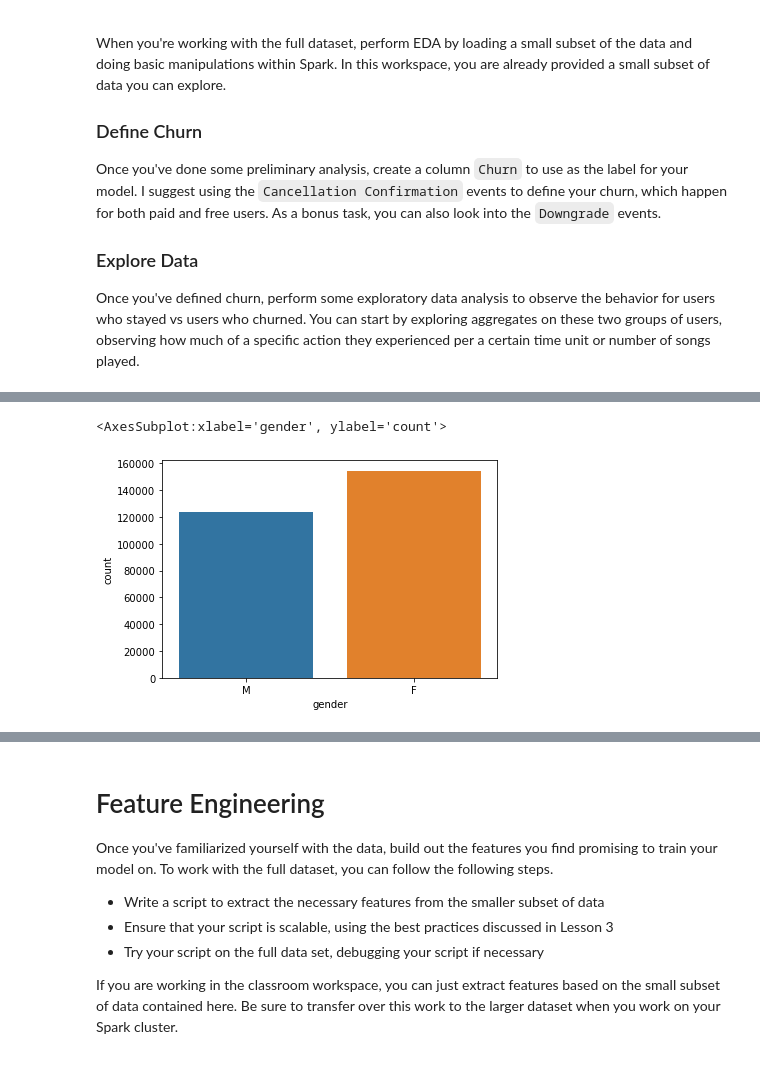
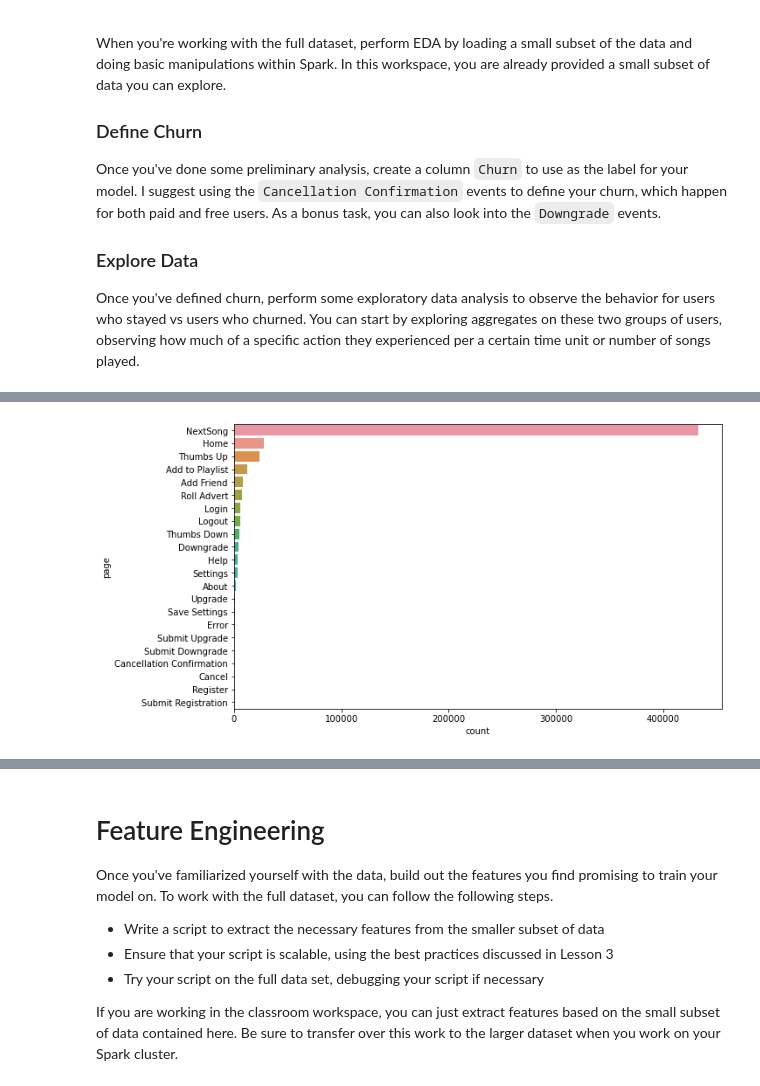
Before and after one commit to rabadzhiyski/projectSpark, a Jupyter notebook: Sparkify.ipynb, the cells around one changed output, grey strips where cells are left out. Saved outputs shown, nothing was run; the diff lists cells and outputs as text; code cells hidden in the pictures.

```diff
--- a/Sparkify.ipynb
+++ b/Sparkify.ipynb
@@ -229,6 +334,7 @@ M    0.444272
 Name: gender, dtype: float64
-# %%
-sns.countplot(x=dfp['gender'], data=dfp)
-# %% [output]
-<AxesSubplot:xlabel='gender', ylabel='count'>
-[figure, removed]
+# %%
+plt.figure(figsize=(10,6))
+sns.countplot(y="page", data=dfp, order = dfp['page'].value_counts().index)
+plt.show()
+# %% [output]
+[figure, added]
```
Also changed, not shown: parts of 21 cells of this notebook.
